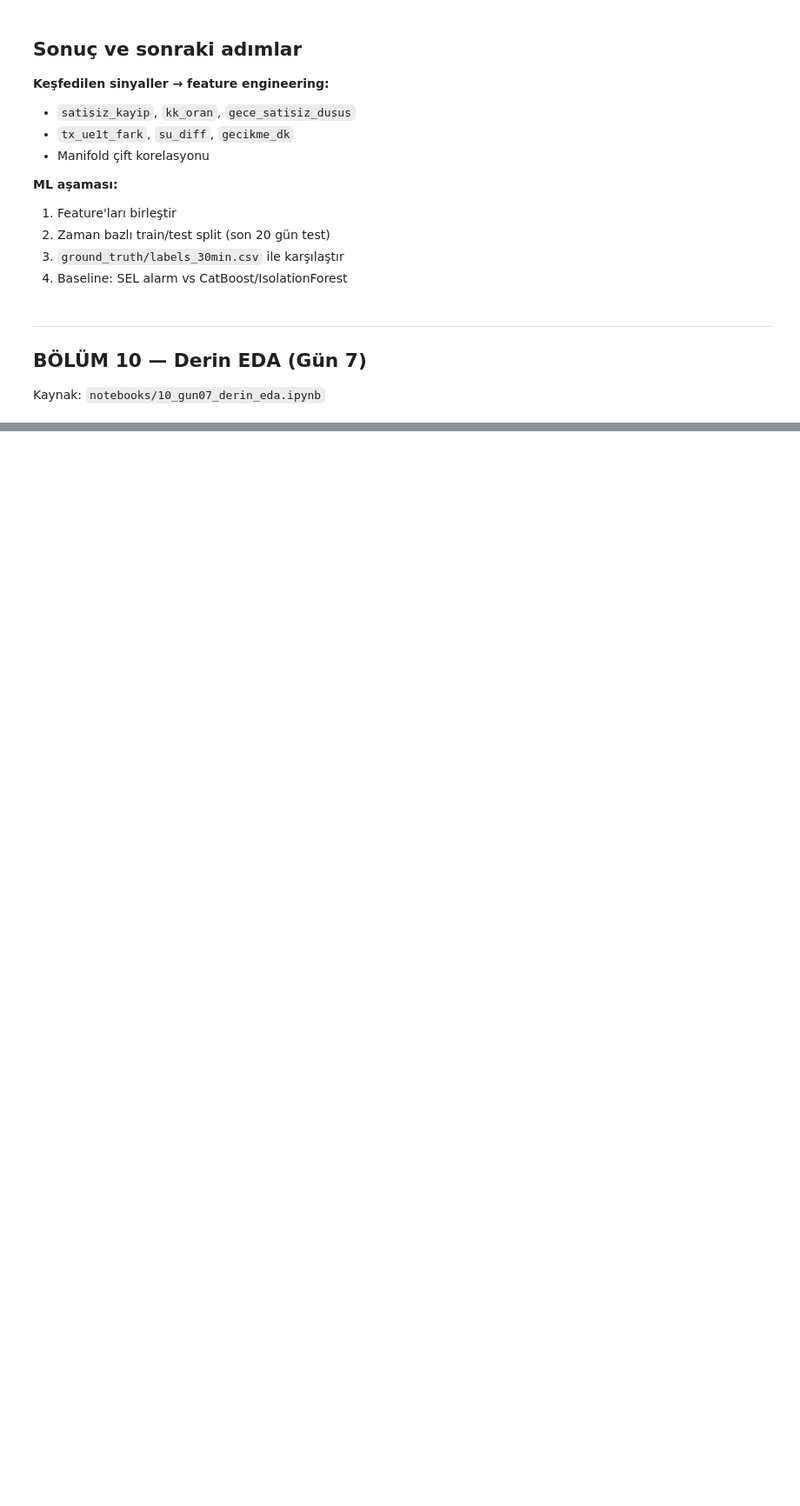
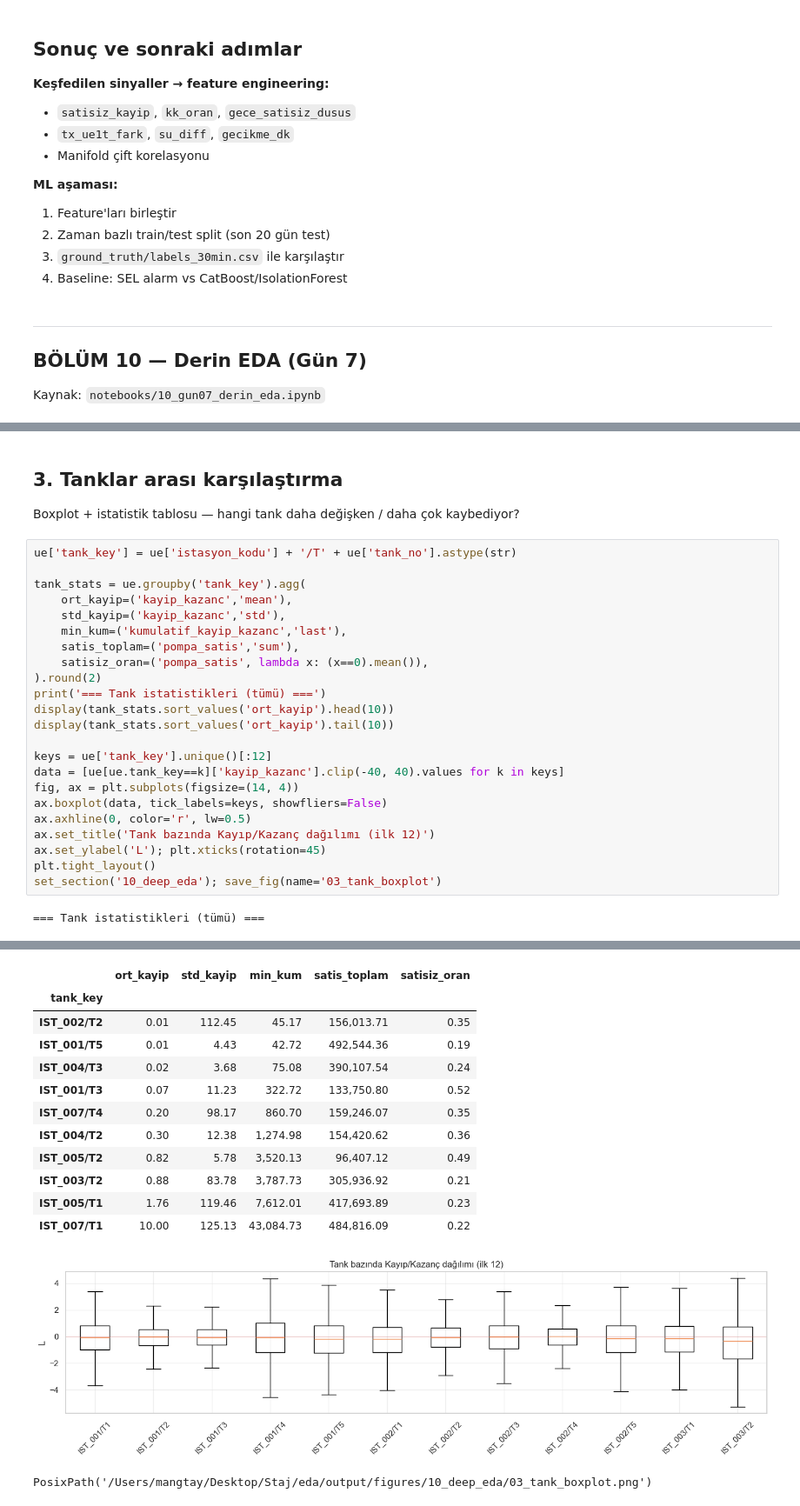
Before and after one commit to EdipMangtay/Turpak_Staj, a Jupyter notebook: eda/EDA_Master.ipynb, the cells around one changed output, grey strips where cells are left out. Shown at 87% size. Drawn from its saved outputs; the diff is of its cells as text; blank space fills up the shorter version.

```diff
--- a/eda/EDA_Master.ipynb
+++ b/eda/EDA_Master.ipynb
@@ -956,0 +1488,29 @@ print(inv.isna().sum()[inv.isna().sum()>0].to_string())
+# %% [markdown]
+## 3. Tanklar arası karşılaştırma
+
+Boxplot + istatistik tablosu — hangi tank daha değişken / daha çok kaybediyor?
+# %%
+ue['tank_key'] = ue['istasyon_kodu'] + '/T' + ue['tank_no'].astype(str)
+
+tank_stats = ue.groupby('tank_key').agg(
+    ort_kayip=('kayip_kazanc','mean'),
+    std_kayip=('kayip_kazanc','std'),
+    min_kum=('kumulatif_kayip_kazanc','last'),
+    satis_toplam=('pompa_satis','sum'),
+    satisiz_oran=('pompa_satis', lambda x: (x==0).mean()),
+).round(2)
+print('=== Tank istatistikleri (tümü) ===')
+display(tank_stats.sort_values('ort_kayip').head(10))
+display(tank_stats.sort_values('ort_kayip').tail(10))
+
+keys = ue['tank_key'].unique()[:12]
+data = [ue[ue.tank_key==k]['kayip_kazanc'].clip(-40, 40).values for k in keys]
+fig, ax = plt.subplots(figsize=(14, 4))
+ax.boxplot(data, tick_labels=keys, showfliers=False)
+ax.axhline(0, color='r', lw=0.5)
+ax.set_title('Tank bazında Kayıp/Kazanç dağılımı (ilk 12)')
+ax.set_ylabel('L'); plt.xticks(rotation=45)
+plt.tight_layout()
+set_section('10_deep_eda'); save_fig(name='03_tank_boxplot')
+# %% [output]
+=== Tank istatistikleri (tümü) ===
@@ -956,0 +1529,14 @@ print(inv.isna().sum()[inv.isna().sum()>0].to_string())
+|  | ort_kayip | std_kayip | min_kum | satis_toplam | satisiz_oran |
+| tank_key |  |  |  |  |  |
+| IST_002/T2 | 0.01 | 112.45 | 45.17 | 156,013.71 | 0.35 |
+| IST_001/T5 | 0.01 | 4.43 | 42.72 | 492,544.36 | 0.19 |
+| IST_004/T3 | 0.02 | 3.68 | 75.08 | 390,107.54 | 0.24 |
+| IST_001/T3 | 0.07 | 11.23 | 322.72 | 133,750.80 | 0.52 |
+| IST_007/T4 | 0.20 | 98.17 | 860.70 | 159,246.07 | 0.35 |
+| IST_004/T2 | 0.30 | 12.38 | 1,274.98 | 154,420.62 | 0.36 |
+| IST_005/T2 | 0.82 | 5.78 | 3,520.13 | 96,407.12 | 0.49 |
+| IST_003/T2 | 0.88 | 83.78 | 3,787.73 | 305,936.92 | 0.21 |
+| IST_005/T1 | 1.76 | 119.46 | 7,612.01 | 417,693.89 | 0.23 |
+| IST_007/T1 | 10.00 | 125.13 | 43,084.73 | 484,816.09 | 0.22 |
+[figure, added]
+PosixPath('/Users/mangtay/Desktop/Staj/eda/output/figures/10_deep_eda/03_tank_boxplot.png')
```
Also changed, not shown: parts of 96 cells of this notebook, 58 other files.
